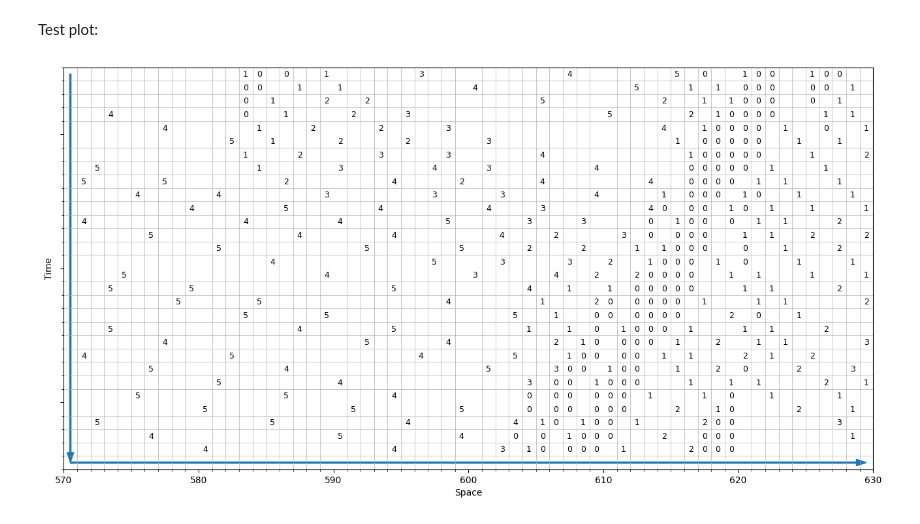
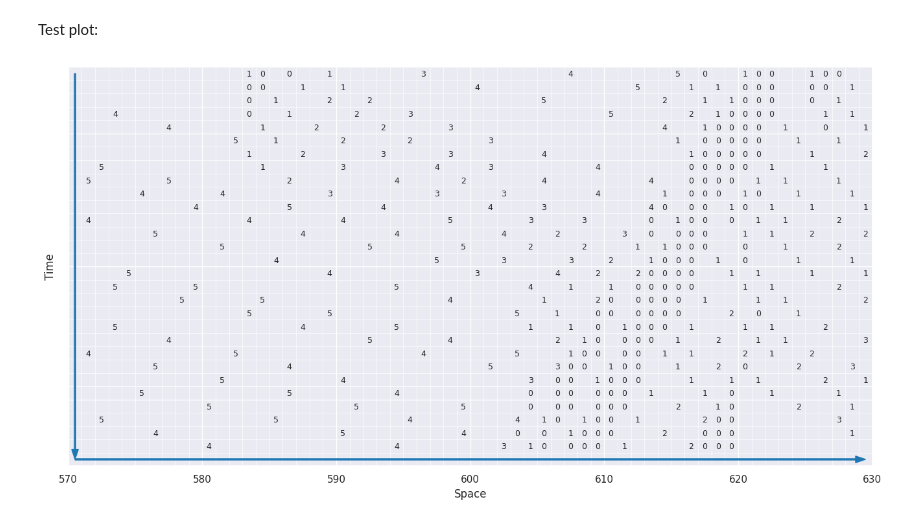
Before and after one commit to ed-ij/dynamic_street_lighting_model, a Jupyter notebook: analysis_agent_positions.ipynb, the cells around one changed output. Saved outputs shown, nothing was run; the diff lists cells and outputs as text; code cells hidden in the pictures.

```diff
--- a/analysis_agent_positions.ipynb
+++ b/analysis_agent_positions.ipynb
@@ -58,31 +58,33 @@ Test plot:
 # %%
 xmin = 570
 dx = 60
 xmax = xmin + dx
 ymin = 1485
 dy = 30
 ymax = ymin + dy
+
+sns.set_theme()
 
 fig, axes = plt.subplots(1,1, figsize=(16, 8))
 plt.xlim([xmin, xmax])
 plt.ylim([ymax, ymin])
 plt.minorticks_on()
 
 for row in model_out.Agent_Positions:
     for (x, y, val) in row:
         if xmin < x < xmax and ymin < y < ymax:
             axes.text(x+0.3, y-0.3, str(val), size=9)
 axes.arrow(xmin+0.5, ymin+0.5, 0, (dy-1), width=0.1, head_width=0.5, length_includes_head=True, color="tab:blue")
 axes.arrow(xmin+0.5, ymax-0.5, dx-1, 0, width=0.1, head_width=0.5, length_includes_head=True, color="tab:blue")
 axes.xaxis.set_minor_locator(MultipleLocator(1))
 axes.yaxis.set_major_locator(MultipleLocator(10))
 axes.yaxis.set_minor_locator(MultipleLocator(1))
 axes.set(xlabel='Space', ylabel='Time')
 axes.set_yticklabels([])
 axes.grid(True, which='minor', linewidth=.5)
 time_str = time.strftime("%y%m%d_%H%M")
 fig.savefig("img/agent_movement_1" + time_str + ".png")
 
 plt.show()
 # %% [output]
-[figure, old version]
+[figure, new version]
```
Also changed, not shown: 7 other files.
